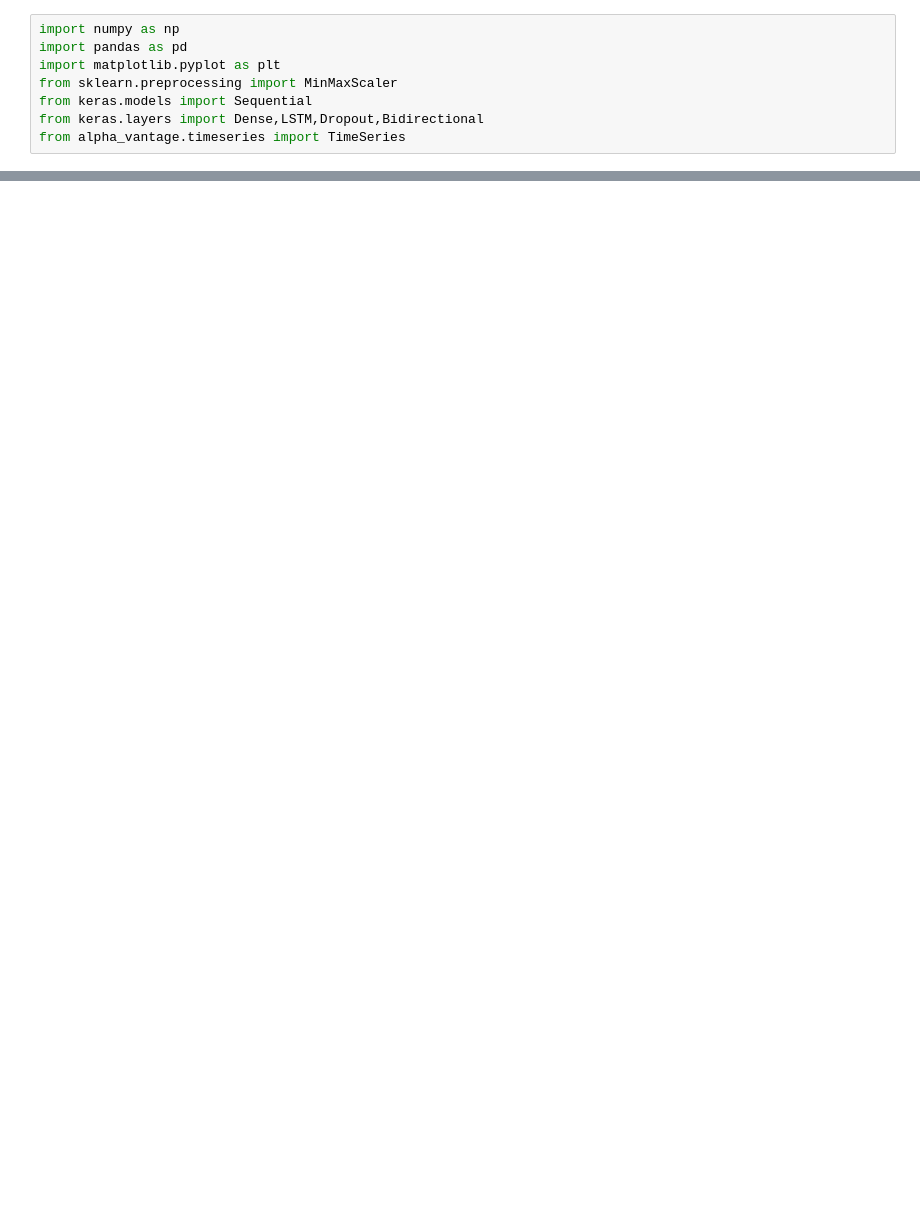
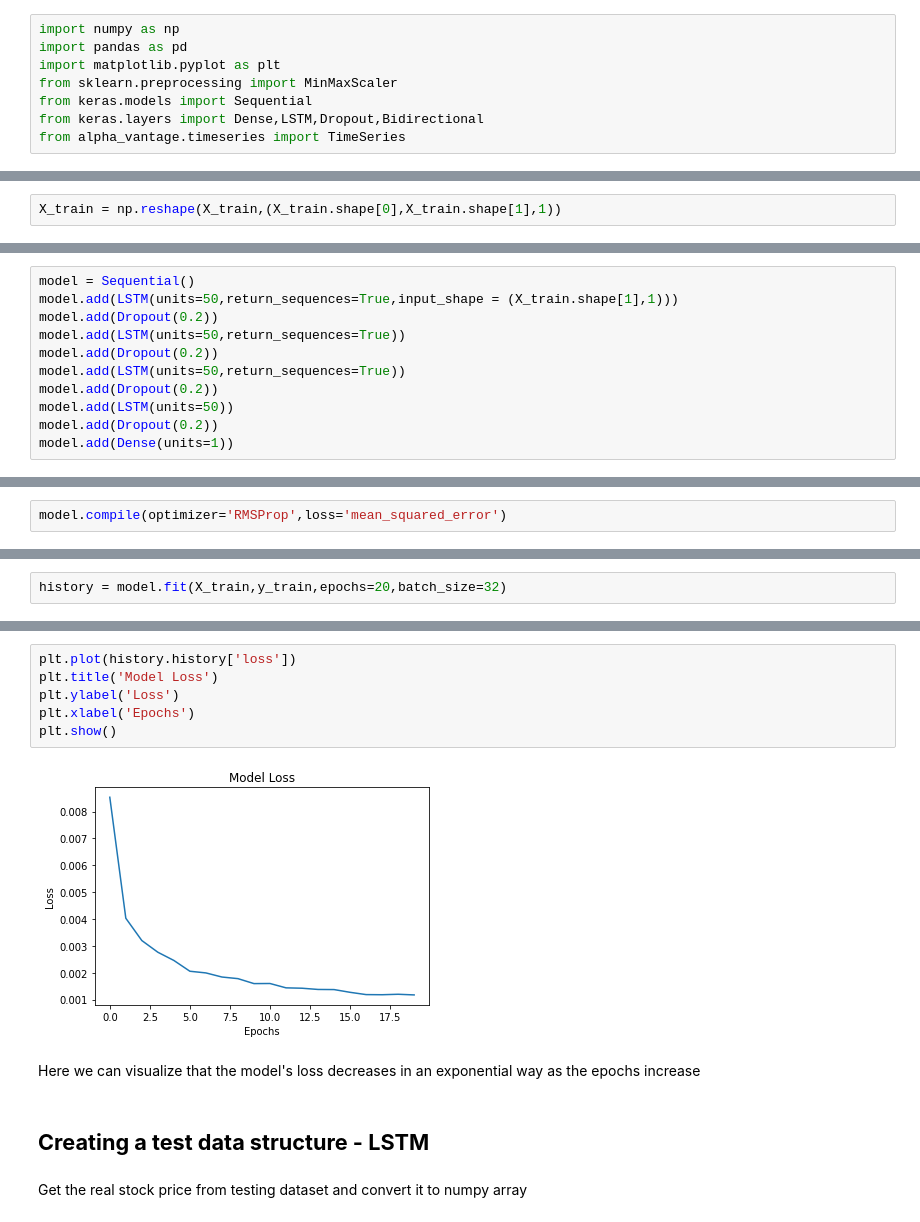
Before and after one commit to ikyath/RNN_Introduction_Fundamentals, a Jupyter notebook: StockPrediction_LSTM.ipynb, the cells around one changed output, grey strips where cells are left out. Cells and saved outputs as stored; diff of their text form; blank space fills up the shorter version.

```diff
--- a/StockPrediction_LSTM.ipynb
+++ b/StockPrediction_LSTM.ipynb
@@ -31,0 +191,2 @@ print(dataset.shape)
+# %%
+X_train = np.reshape(X_train,(X_train.shape[0],X_train.shape[1],1))
@@ -31,0 +199,11 @@ print(dataset.shape)
+# %%
+model = Sequential()
+model.add(LSTM(units=50,return_sequences=True,input_shape = (X_train.shape[1],1)))
+model.add(Dropout(0.2))
+model.add(LSTM(units=50,return_sequences=True))
+model.add(Dropout(0.2))
+model.add(LSTM(units=50,return_sequences=True))
+model.add(Dropout(0.2))
+model.add(LSTM(units=50))
+model.add(Dropout(0.2))
+model.add(Dense(units=1))
@@ -31,0 +230,2 @@ print(dataset.shape)
+# %%
+model.compile(optimizer='RMSProp',loss='mean_squared_error')
@@ -31,0 +234,2 @@ print(dataset.shape)
+# %%
+history = model.fit(X_train,y_train,epochs=20,batch_size=32)
@@ -31,0 +254,14 @@ print(dataset.shape)
+# %%
+plt.plot(history.history['loss'])
+plt.title('Model Loss')
+plt.ylabel('Loss')
+plt.xlabel('Epochs')
+plt.show()
+# %% [output]
+[figure, added]
+# %% [markdown]
+Here we can visualize that the model's loss decreases in an exponential way as the epochs increase
+# %% [markdown]
+## **Creating a test data structure - LSTM**
+# %% [markdown]
+Get the real stock price from testing dataset and convert it to numpy array
```
Also changed, not shown: parts of 60 cells of this notebook.
